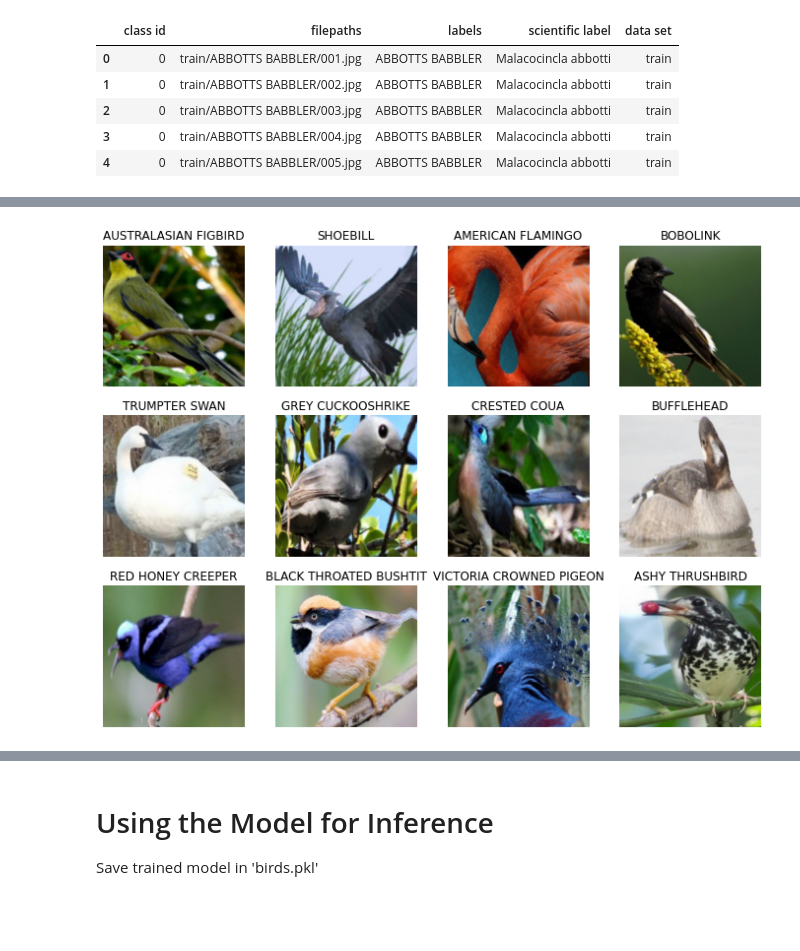
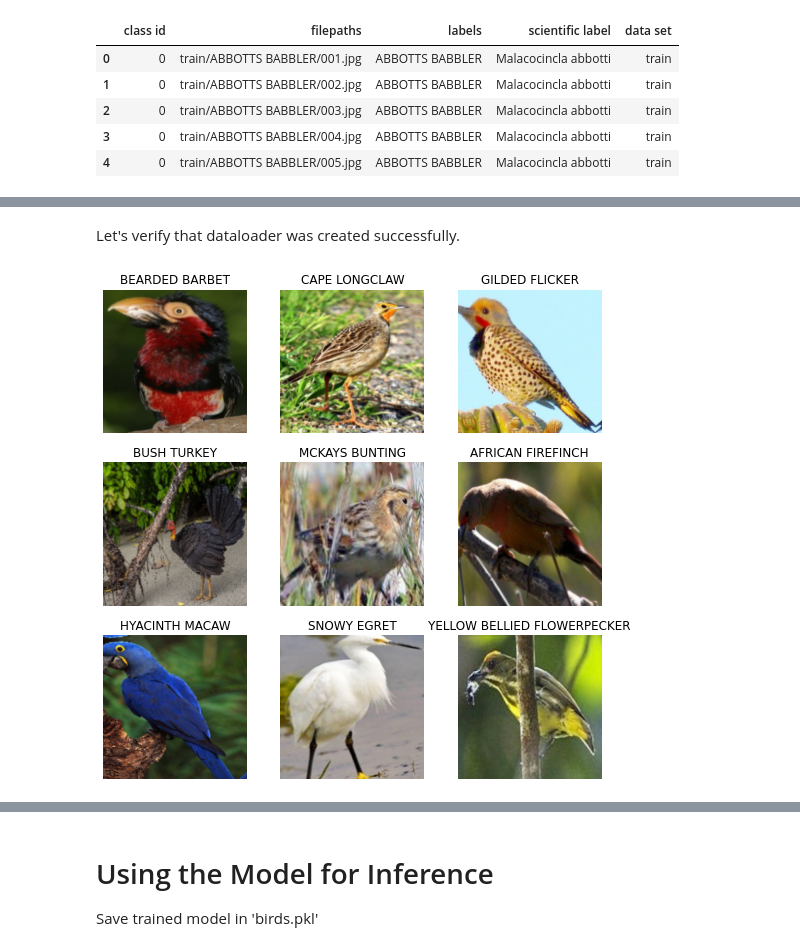
Before and after one commit to himalayahall/YU_FASTAI, a Jupyter notebook: fastai-birds.ipynb, the cells around one changed output, grey strips where cells are left out. Drawn from its saved outputs; the diff is of its cells as text; code cells hidden in the pictures; blank space fills up the shorter version.

Commit message:
Kaggle Notebook | fastai:birds | Version 4

```diff
--- a/fastai-birds.ipynb
+++ b/fastai-birds.ipynb
@@ -56,0 +93,5 @@ dls = dblock.dataloaders(df)
+# %%
+def _bird_items(x):
+    return (f'{path}/'+x.filepaths, x.labels)
+
+valid_idx = df.index[df['data set'] == 'valid'].values
@@ -57,4 +114,14 @@ dls = dblock.dataloaders(df)
+# %%
+dblock = DataBlock.from_columns(blocks=(ImageBlock, CategoryBlock),
+            splitter = IndexSplitter(valid_idx),
+            get_items = _bird_items,
+            item_tfms=[Resize(220, method='squish')],
+            batch_tfms=aug_transforms()
+            )
+dls = dblock.dataloaders(df)
+# %% [markdown]
+Let's verify that dataloader was created successfully.
 # %%
-dls.show_batch(max_n=12, nrows=3)
+dls.show_batch(max_n=9, nrows=3)
 # %% [output]
-[figure, old version]
+[figure, new version]
```
Also changed, not shown: parts of 35 cells of this notebook.
